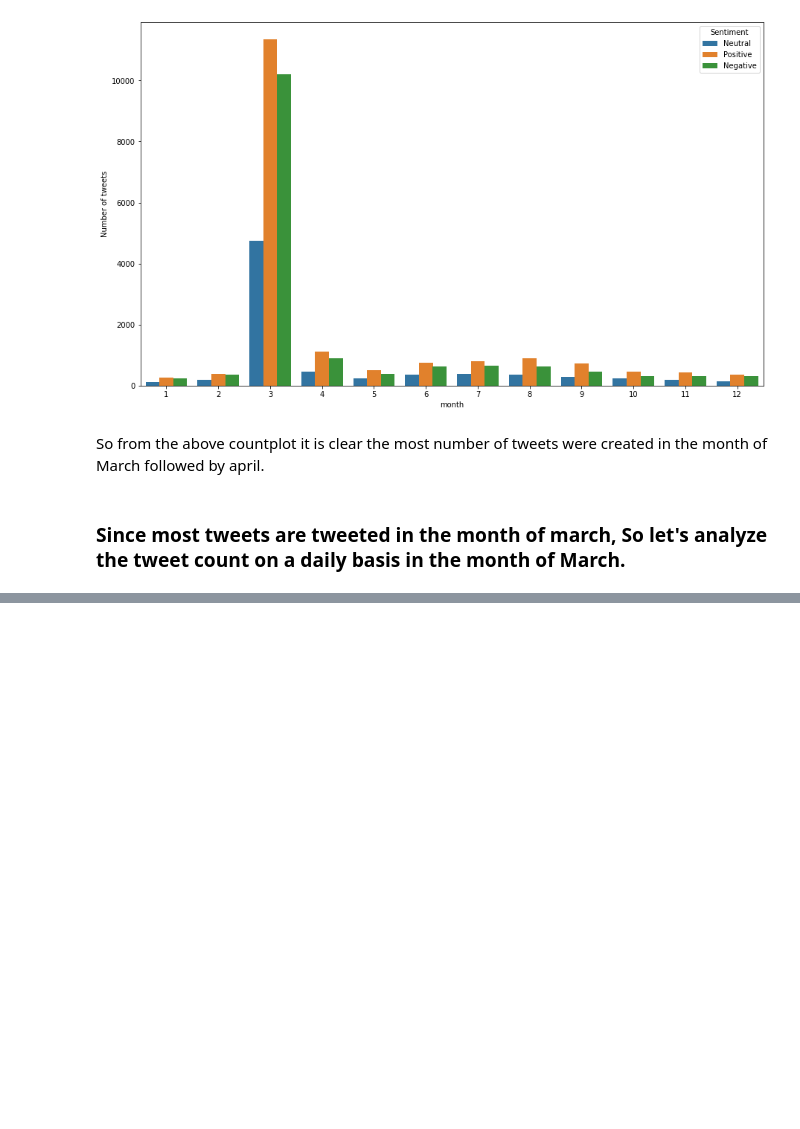
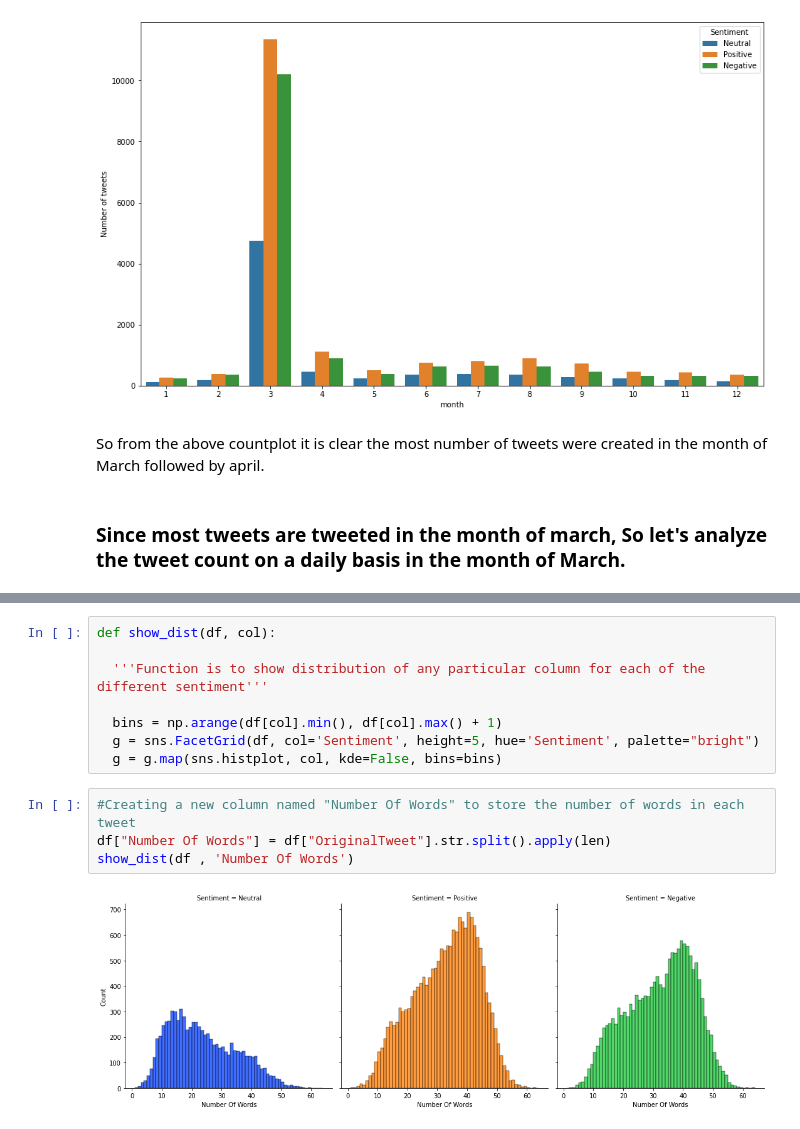
Before and after one commit to Deepakkarki24/Coronavirus-Tweet-Sentiment-Analysis, a Jupyter notebook: Deepak_Karki_Coronavirus_Tweet_Sentiment_Analysis_Capstone_Project.ipynb, the cells around one changed output, grey strips where cells are left out. Saved outputs shown, nothing was run; the diff lists cells and outputs as text; blank space fills up the shorter version.

```diff
--- a/Deepak_Karki_Coronavirus_Tweet_Sentiment_Analysis_Capstone_Project.ipynb
+++ b/Deepak_Karki_Coronavirus_Tweet_Sentiment_Analysis_Capstone_Project.ipynb
@@ -306,0 +347,14 @@ So from the above countplot it is clear the most number of tweets were created i
+# %%
+def show_dist(df, col):
+
+  '''Function is to show distribution of any particular column for each of the different sentiment'''
+
+  bins = np.arange(df[col].min(), df[col].max() + 1)
+  g = sns.FacetGrid(df, col='Sentiment', height=5, hue='Sentiment', palette="bright")
+  g = g.map(sns.histplot, col, kde=False, bins=bins)
+# %%
+#Creating a new column named "Number Of Words" to store the number of words in each tweet
+df["Number Of Words"] = df["OriginalTweet"].str.split().apply(len)
+show_dist(df , 'Number Of Words')
+# %% [output]
+[figure, added]
```
Also changed, not shown: parts of 12 cells of this notebook.
